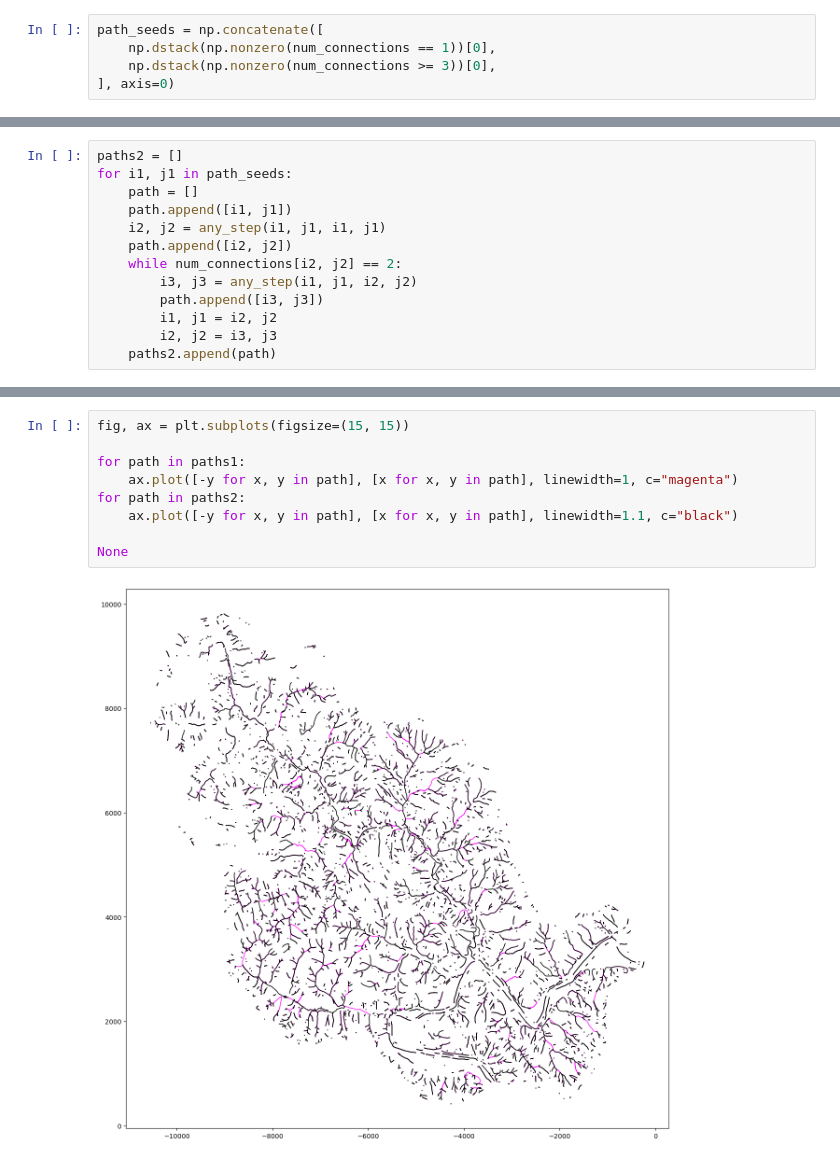
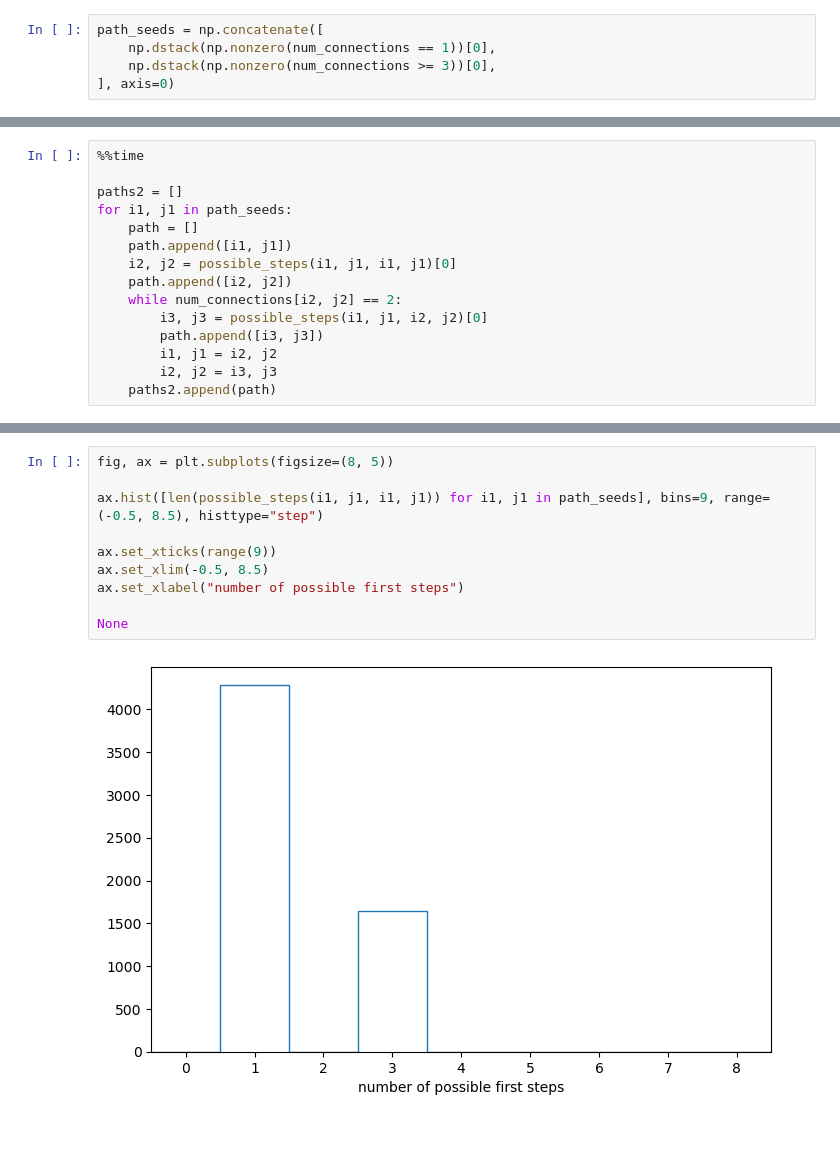
Before and after one commit to dsi-rse/gully-map, a Jupyter notebook: notebooks/quick-graph-analysis.ipynb, the cells around one changed output, grey strips where cells are left out. Cells and saved outputs as stored; diff of their text form; blank space fills up the shorter version.

```diff
--- a/notebooks/quick-graph-analysis.ipynb
+++ b/notebooks/quick-graph-analysis.ipynb
@@ -140,12 +111,14 @@ for i1, j1 in path_seeds:
 # %%
+%%time
+
 paths2 = []
 for i1, j1 in path_seeds:
     path = []
     path.append([i1, j1])
-    i2, j2 = any_step(i1, j1, i1, j1)
+    i2, j2 = possible_steps(i1, j1, i1, j1)[0]
     path.append([i2, j2])
     while num_connections[i2, j2] == 2:
-        i3, j3 = any_step(i1, j1, i2, j2)
+        i3, j3 = possible_steps(i1, j1, i2, j2)[0]
         path.append([i3, j3])
         i1, j1 = i2, j2
         i2, j2 = i3, j3
@@ -153,11 +129,12 @@ for i1, j1 in path_seeds:
-# %%
-fig, ax = plt.subplots(figsize=(15, 15))
-
-for path in paths1:
-    ax.plot([-y for x, y in path], [x for x, y in path], linewidth=1, c="magenta")
-for path in paths2:
-    ax.plot([-y for x, y in path], [x for x, y in path], linewidth=1.1, c="black")
-
-None
-# %% [output]
-[figure, removed]
+# %%
+fig, ax = plt.subplots(figsize=(8, 5))
+
+ax.hist([len(possible_steps(i1, j1, i1, j1)) for i1, j1 in path_seeds], bins=9, range=(-0.5, 8.5), histtype="step")
+
+ax.set_xticks(range(9))
+ax.set_xlim(-0.5, 8.5)
+ax.set_xlabel("number of possible first steps")
+
+None
+# %% [output]
+[figure, added]
```
Also changed, not shown: parts of 12 cells of this notebook.
